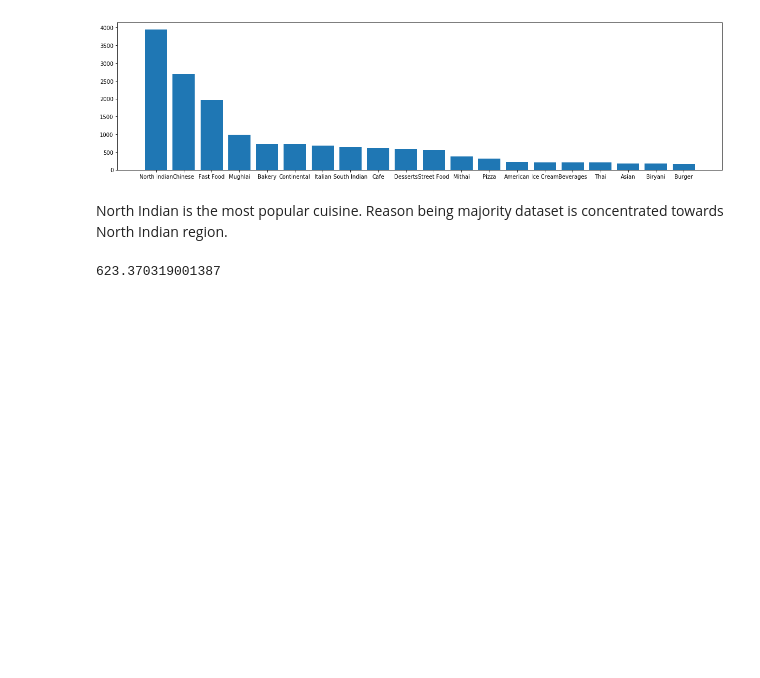
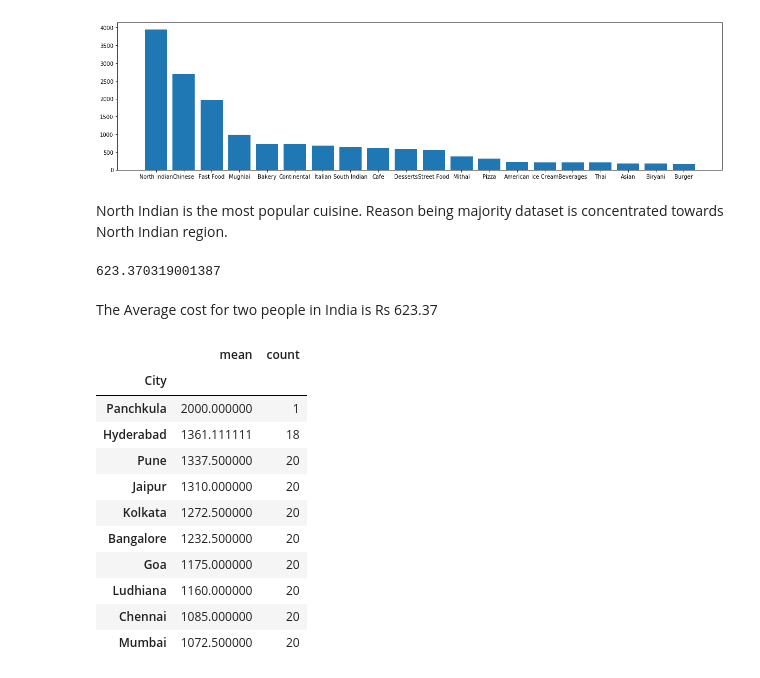
Before and after one commit to moumitagorain/Zomato_EDA, a Jupyter notebook: Zomato EDA.ipynb, the cells around one changed output. Cells and saved outputs as stored; diff of their text form; code cells hidden in the pictures; blank space fills up the shorter version.

```diff
--- a/Zomato EDA.ipynb
+++ b/Zomato EDA.ipynb
@@ -186,3 +167,23 @@ North Indian is the most popular cuisine. Reason being majority dataset is conce
 zomato_India['Average Cost for two'].mean()
 # %% [output]
 623.370319001387
+# %% [markdown]
+The Average cost for two people in India is Rs 623.37
+# %%
+City_records=zomato_India.groupby('City')['Average Cost for two'].agg(['mean','count'])
+City_records_sorted=City_records.sort_values(by='mean',ascending=False)
+# %%
+City_records_sorted.head(10)
+# %% [output]
+|  | mean | count |
+| City |  |  |
+| Panchkula | 2000.000000 | 1 |
+| Hyderabad | 1361.111111 | 18 |
+| Pune | 1337.500000 | 20 |
+| Jaipur | 1310.000000 | 20 |
+| Kolkata | 1272.500000 | 20 |
+| Bangalore | 1232.500000 | 20 |
+| Goa | 1175.000000 | 20 |
+| Ludhiana | 1160.000000 | 20 |
+| Chennai | 1085.000000 | 20 |
+| Mumbai | 1072.500000 | 20 |
```
Also changed, not shown: parts of 9 cells of this notebook.
